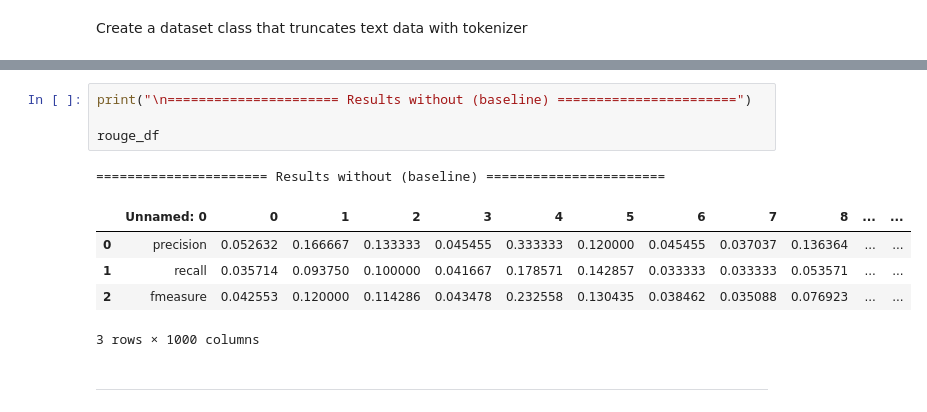
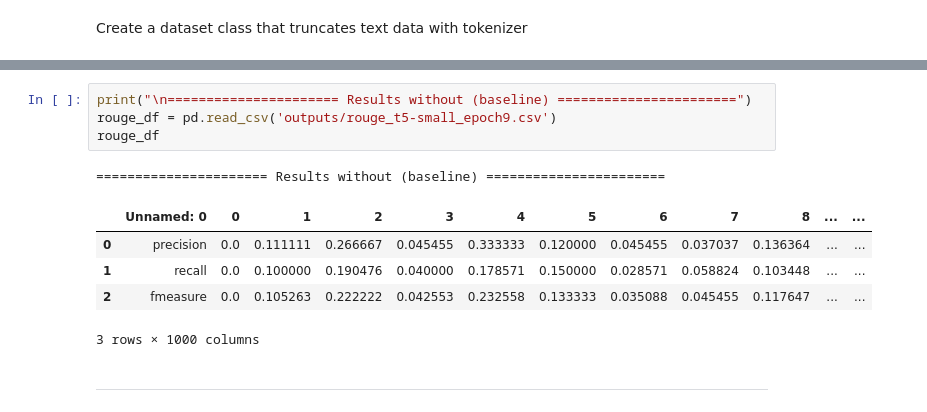
Before and after one commit to cedriclemercier/nlp-ablation-t5, a Jupyter notebook: experiments/3. Fine tuning T5 on XSum with Truncation of Tokens.ipynb, the cells around one changed output, grey strips where cells are left out. Saved outputs shown, nothing was run; the diff lists cells and outputs as text.

```diff
--- a/experiments/3. Fine tuning T5 on XSum with Truncation of Tokens.ipynb
+++ b/experiments/3. Fine tuning T5 on XSum with Truncation of Tokens.ipynb
@@ -827,13 +864,13 @@ rouge_df_headtail
 # %%
 print("\n====================== Results without (baseline) =======================")
-
+rouge_df = pd.read_csv('outputs/rouge_t5-small_epoch9.csv')
 rouge_df
 # %% [output]
 ====================== Results without (baseline) =======================
 |  | Unnamed: 0 | 0 | 1 | 2 | 3 | 4 | 5 | 6 | 7 | 8 | ... | ... |
-| 0 | precision | 0.052632 | 0.166667 | 0.133333 | 0.045455 | 0.333333 | 0.120000 | 0.045455 | 0.037037 | 0.136364 | ... | ... |
-| 1 | recall | 0.035714 | 0.093750 | 0.100000 | 0.041667 | 0.178571 | 0.142857 | 0.033333 | 0.033333 | 0.053571 | ... | ... |
-| 2 | fmeasure | 0.042553 | 0.120000 | 0.114286 | 0.043478 | 0.232558 | 0.130435 | 0.038462 | 0.035088 | 0.076923 | ... | ... |
+| 0 | precision | 0.0 | 0.111111 | 0.266667 | 0.045455 | 0.333333 | 0.120000 | 0.045455 | 0.037037 | 0.136364 | ... | ... |
+| 1 | recall | 0.0 | 0.100000 | 0.190476 | 0.040000 | 0.178571 | 0.150000 | 0.028571 | 0.058824 | 0.103448 | ... | ... |
+| 2 | fmeasure | 0.0 | 0.105263 | 0.222222 | 0.042553 | 0.232558 | 0.133333 | 0.035088 | 0.045455 | 0.117647 | ... | ... |
 3 rows × 1000 columns
 # %% [markdown]
 <hr>
```
Also changed, not shown: parts of 27 cells of this notebook.
